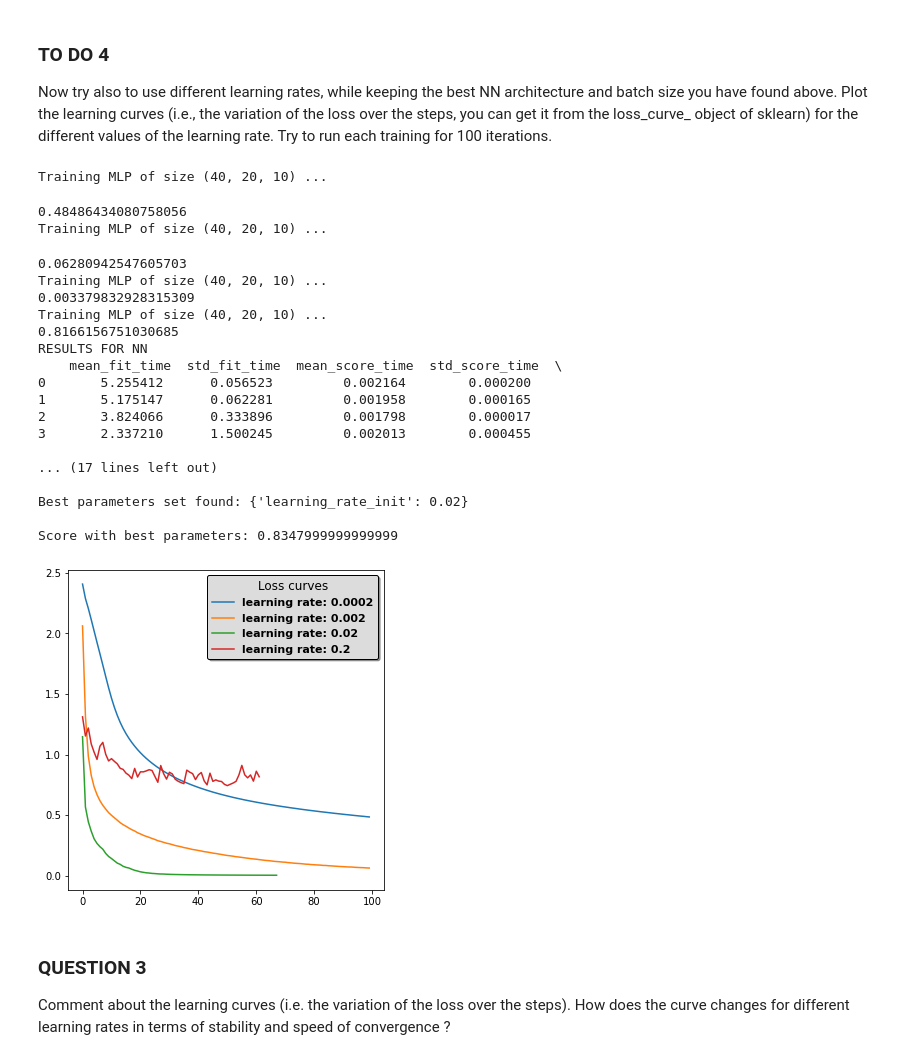
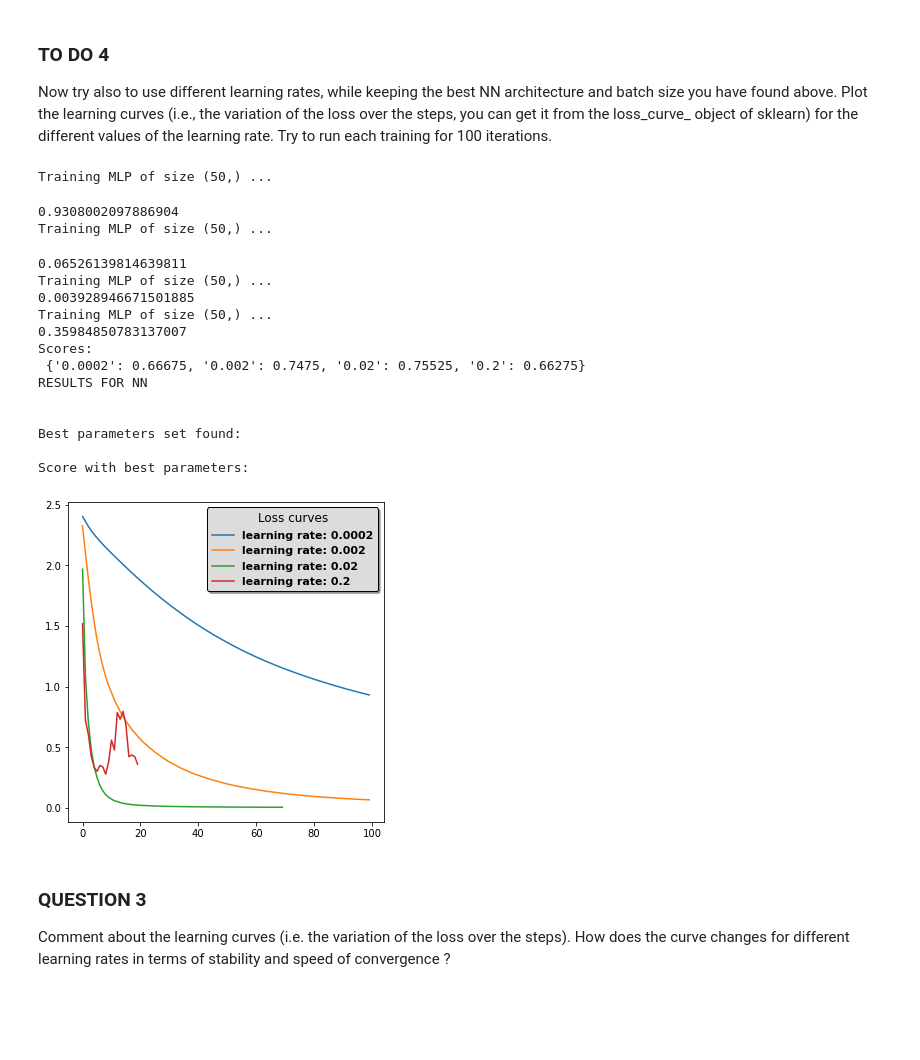
Before and after one commit to tommasoamico/machine_learning, a Jupyter notebook: lab3/LAB3_Characters_Classification_with_Neural_Networks.ipynb, the cells around one changed output. Cells and saved outputs as stored; diff of their text form; code cells hidden in the pictures; blank space fills up the shorter version.

```diff
--- a/lab3/LAB3_Characters_Classification_with_Neural_Networks.ipynb
+++ b/lab3/LAB3_Characters_Classification_with_Neural_Networks.ipynb
@@ -131,7 +131,7 @@ Then, using the default activation function, pick four or five architectures to
 You can reduce the number of iterations if the running time is too long on your computer.
 # %%
 # these are sample values but feel free to change them as you like, try to experiment with different sizes!!
-parameters = {'hidden_layer_sizes': [(10,), (20,), (40,), (20,20,), (40,20,10) ]}
+parameters = {'hidden_layer_sizes': [(10,), (20,),(50,), (40,), (20,20,), (40,20,10) ]}
 
 mlp = MLPClassifier(max_iter=100, activation='relu', alpha=1e-4, solver='sgd',
                     tol=1e-4, random_state=ID,
@@ -184,7 +184,7 @@ parameters = {'batch_size': [1, 8, 32, 80, 480]}
 
 # need to specify that you would like to use the standard k-fold split otherwise sklearn create splits of different sizes
 kf = sklearn.model_selection.KFold(n_splits=5)
-mlp = MLPClassifier(hidden_layer_sizes=(20,), max_iter=100, activation='relu', alpha=1e-4, solver='sgd',
+mlp = MLPClassifier(hidden_layer_sizes=(50,), max_iter=100, activation='relu', alpha=1e-4, solver='sgd',
                     tol=1e-4, random_state=ID,
                     learning_rate_init=.1)
 cross = GridSearchCV(mlp, parameters, cv=kf)
@@ -253,9 +253,12 @@ def param_count(hl_size):
     tot += (hl_size[-1]+1)*output_size
     return tot
 
-hl_sizes = [(10,), (20,), (40,), (20,20,), (40,20,10)]
+hl_sizes = [(10,), (20,), (40,), (50,), (20,20,), (40,20,10)]
 hl_labels = [param_count(t) for t in hl_sizes]
-
+sorting = np.argsort(hl_labels)
+print(sorting)
+hl_labels = np.array(hl_labels)[sorting]
+hl_sizes = np.array(hl_sizes)[sorting]
 ti = time.time()
 train_acc_list, test_acc_list = [], []
 for hl_size in hl_sizes:
@@ -265,7 +268,7 @@ for hl_size in hl_sizes:
                     learning_rate_init=.1)
 
     mlp.fit(X_train, y_train)
-
+    print('Test score: ', mlp.score(X_test, y_test))
     train_acc_list.append(mlp.score(X_train, y_train))
     test_acc_list.append(mlp.score(X_test, y_test))
     print('Done, training time: {:.2f} sec\n'.format(time.time()-ti))
@@ -325,61 +333,54 @@ Now try also to use different learning rates, while keeping the best NN architec
 # %%
 import matplotlib.pyplot as plt
 import operator
 
 lr_list = [0.0002, 0.002, 0.02, 0.2]
-scores = {}
-
+scores={}
 min_loss = float('inf')
-mlp = MLPClassifier(hidden_layer_sizes=(20,), batch_size=32, max_iter=100, activation='relu', alpha=1e-4, solver='sgd',
-                    tol=1e-4, random_state=ID)
-parameters = {'learning_rate_init': lr_list}
-cross = GridSearchCV(mlp, parameters, cv=kf)
-cross.fit(X_train, y_train)
+mlp = MLPClassifier(hidden_layer_sizes=(50,), batch_size=32, max_iter=100, activation='relu', alpha=1e-4, solver='sgd',
+                    tol=1e-4, random_state=ID, n_iter_no_change=50)
 
 fig, ax = plt.subplots(1,1, figsize=(5,5))
 for lr in lr_list:
     print('Training MLP of size {} ...'.format(hl_size))
-    mlp =  MLPClassifier(hidden_layer_sizes=(20,), batch_size=32, max_iter=100, activation='relu', alpha=1e-4, solver='sgd',
+    mlp =  MLPClassifier(hidden_layer_sizes=(50,), batch_size=32, max_iter=100, activation='relu', alpha=1e-4, solver='sgd',
                     tol=1e-4, random_state=ID,
                     learning_rate_init=lr)
 
     mlp.fit(X_train, y_train)
     ax.plot(mlp.loss_curve_, label=f'learning rate: {lr}')
+    scores[f'{lr}']=mlp.score(X_test,y_test)
     print(mlp.loss_curve_[-1])
     if mlp.loss_curve_[-1] < min_loss:
         min_loss = mlp.loss_curve_[-1]
         best_param = lr
 ax.legend(shadow=True, framealpha=1, facecolor='gainsboro', edgecolor='black', prop={'size':'11', 'weight': 'bold'}, title='Loss curves', title_fontsize='large')
 fig.tight_layout()
+print('Scores:\n',scores)
+print ('RESULTS FOR NN\n'"\n")
 
-print ('RESULTS FOR NN\n', pd.DataFrame.from_dict(cross.cv_results_), "\n")
-
-print("Best parameters set found:", cross.best_params_, "\n")
+print("Best parameters set found:  \n")
 
 
-print("Score with best parameters:", cross.best_score_, "\n")
+print("Score with best parameters:", "\n")
 # %% [output]
-Training MLP of size (40, 20, 10) ...
+Training MLP of size (50,) ...
-0.48486434080758056
-Training MLP of size (40, 20, 10) ...
+0.9308002097886904
+Training MLP of size (50,) ...
-0.06280942547605703
-Training MLP of size (40, 20, 10) ...
-0.003379832928315309
-Training MLP of size (40, 20, 10) ...
-0.8166156751030685
+0.06526139814639811
+Training MLP of size (50,) ...
+0.003928946671501885
+Training MLP of size (50,) ...
+0.35984850783137007
+Scores:
+ {'0.0002': 0.66675, '0.002': 0.7475, '0.02': 0.75525, '0.2': 0.66275}
 RESULTS FOR NN
-    mean_fit_time  std_fit_time  mean_score_time  std_score_time  \
-0       5.255412      0.056523         0.002164        0.000200
-1       5.175147      0.062281         0.001958        0.000165
-2       3.824066      0.333896         0.001798        0.000017
-3       2.337210      1.500245         0.002013        0.000455
 
-... (17 lines left out)
 
-Best parameters set found: {'learning_rate_init': 0.02}
+Best parameters set found:
 
-Score with best parameters: 0.8347999999999999
+Score with best parameters:
-[figure, old version]
+[figure, new version]
 # %% [markdown]
 ### QUESTION 3
 
```
Also changed, not shown: parts of 11 cells of this notebook.
